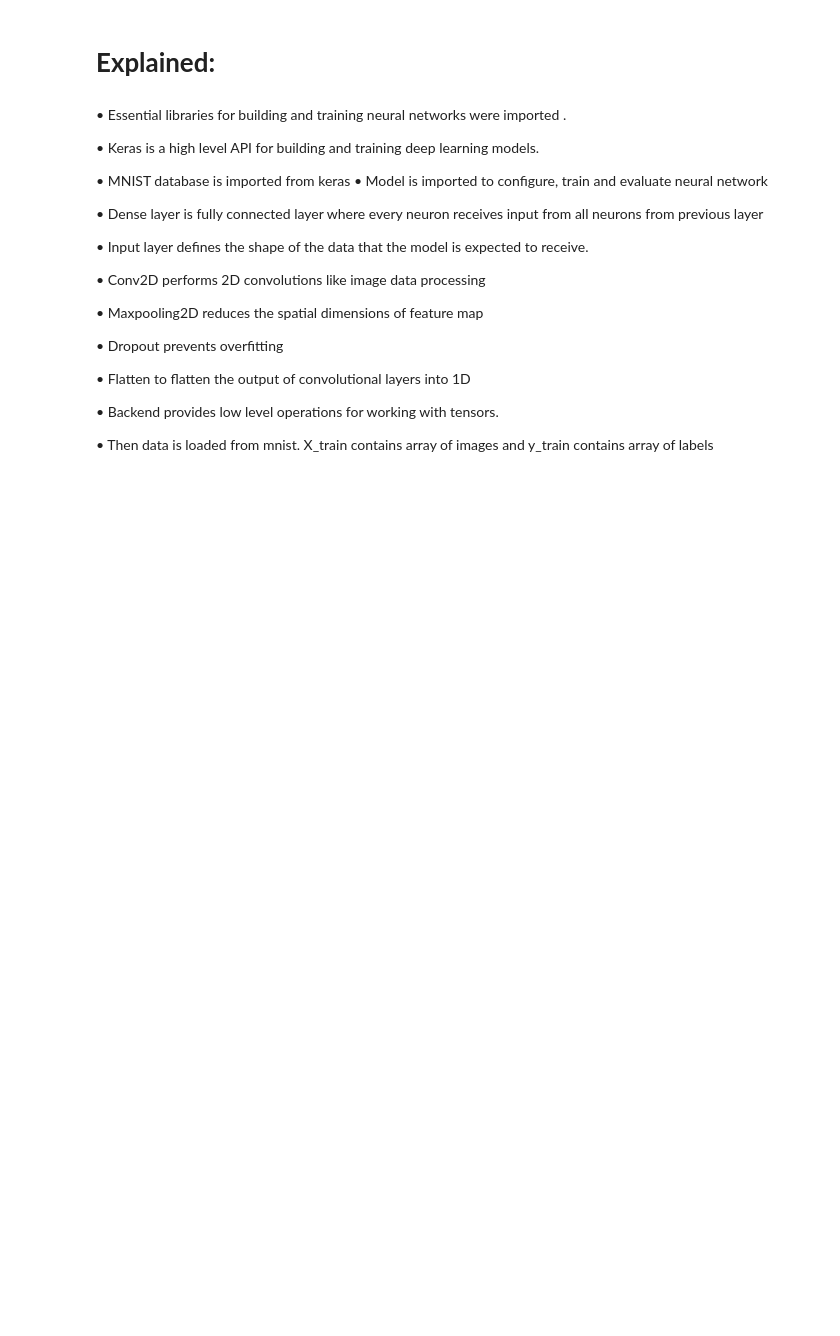
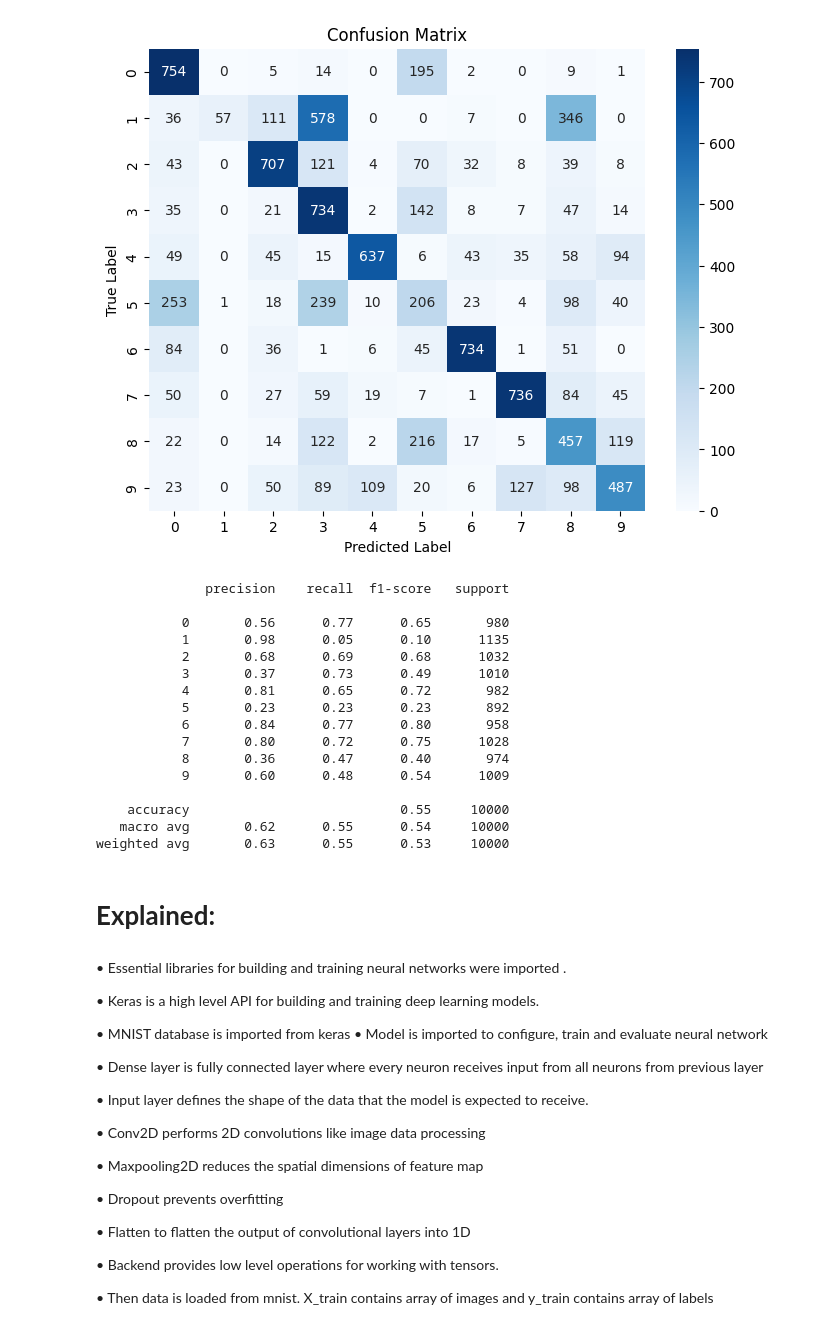
Before and after one commit to github123-alt/AnK_Internship, a Jupyter notebook: Day_4_at_AnK.ipynb, the cells around one changed output. Cells and saved outputs as stored; diff of their text form; code cells hidden in the pictures; blank space fills up the shorter version.

```diff
--- a/Day_4_at_AnK.ipynb
+++ b/Day_4_at_AnK.ipynb
@@ -74,0 +120,22 @@ accuracy= 0.09839999675750732
+# %%
+# Predict on test set
+y_pred_probs = model.predict(x_test)
+y_pred = np.argmax(y_pred_probs, axis=1)
+
+# True test labels (as integers)
+y_true = np.argmax(y_test, axis=1) # Convert one-hot encoded y_test back to integer labels
+
+# Compute confusion matrix
+cm = confusion_matrix(y_true, y_pred)
+
+# Plot it
+plt.figure(figsize=(8,6))
+sns.heatmap(cm, annot=True, fmt='d', cmap='Blues')
+plt.title('Confusion Matrix')
+plt.xlabel('Predicted Label')
+plt.ylabel('True Label')
+plt.show()
+
+# Also classification report
+print(classification_report(y_true, y_pred))
+# %% [output]
@@ -75,3 +143,20 @@ accuracy= 0.09839999675750732
+[figure, added]
+              precision    recall  f1-score   support
+
+           0       0.56      0.77      0.65       980
+           1       0.98      0.05      0.10      1135
+           2       0.68      0.69      0.68      1032
+           3       0.37      0.73      0.49      1010
+           4       0.81      0.65      0.72       982
+           5       0.23      0.23      0.23       892
+           6       0.84      0.77      0.80       958
+           7       0.80      0.72      0.75      1028
+           8       0.36      0.47      0.40       974
+           9       0.60      0.48      0.54      1009
+
+    accuracy                           0.55     10000
+   macro avg       0.62      0.55      0.54     10000
+weighted avg       0.63      0.55      0.53     10000
 # %% [markdown]
 # **Explained:**
 # %% [markdown]
```
Also changed, not shown: parts of 6 cells of this notebook.
